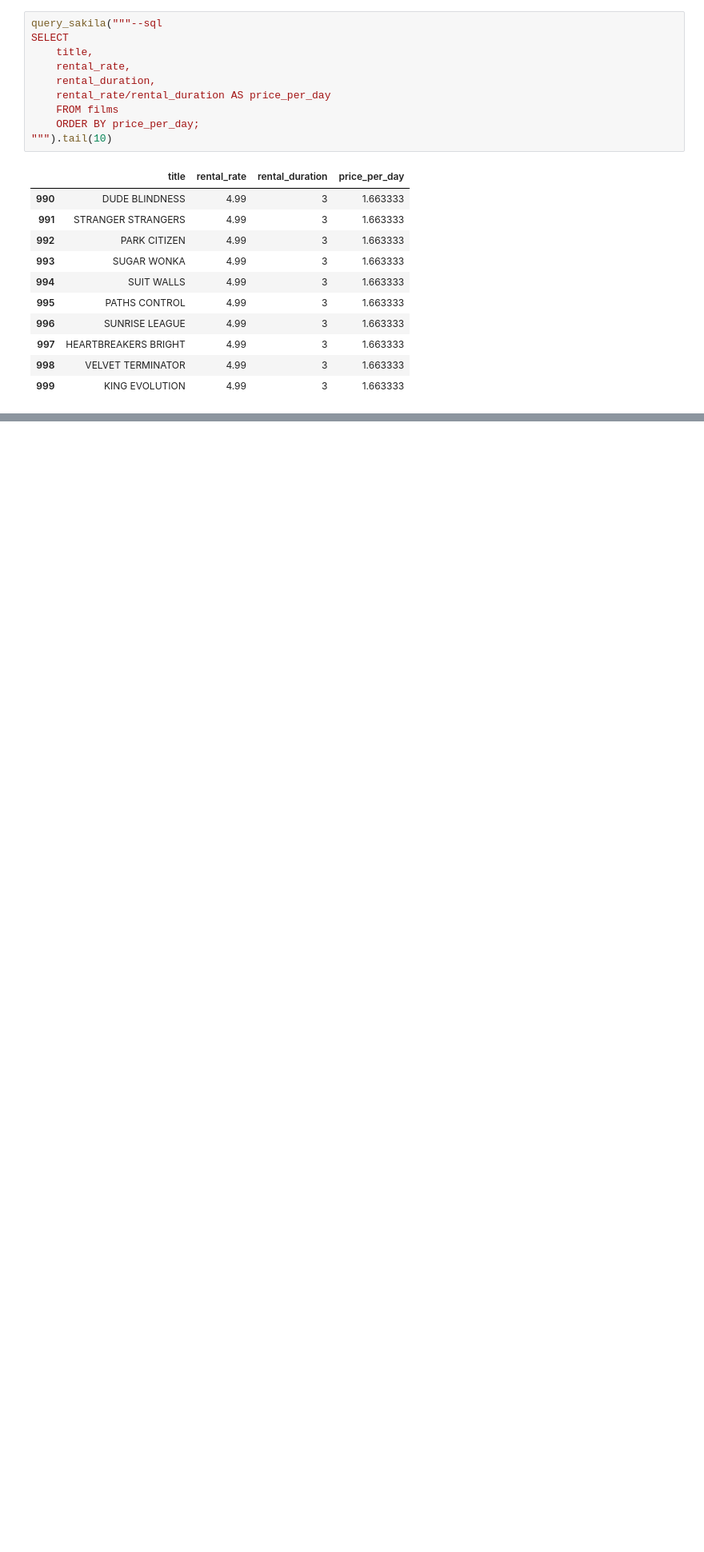
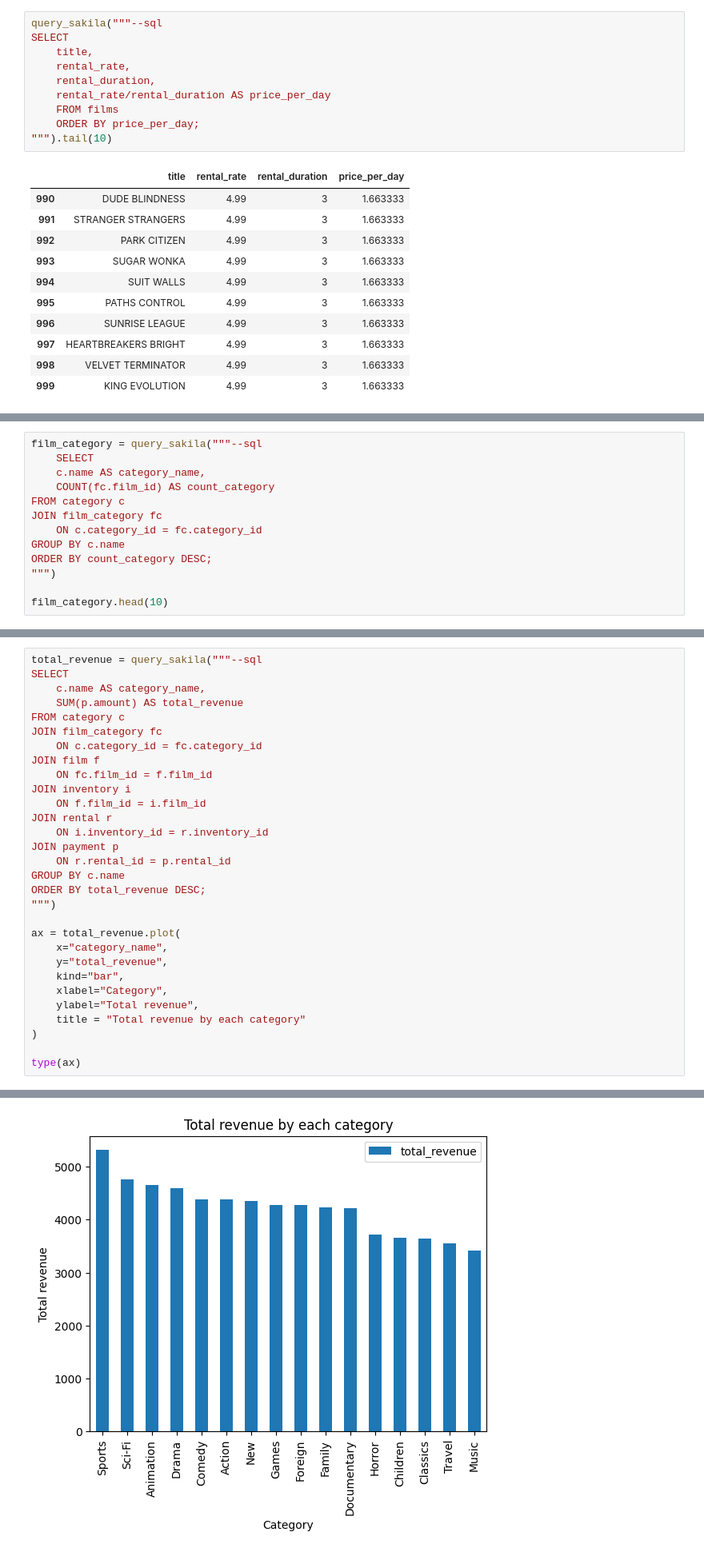
Before and after one commit to norelindkvist-debug/sakila_lab_nore_lindkvist, a Jupyter notebook: main.ipynb, the cells around one changed output, grey strips where cells are left out. Shown at 80% size. Cells and saved outputs as stored; diff of their text form; blank space fills up the shorter version.

```diff
--- a/main.ipynb
+++ b/main.ipynb
@@ -164,0 +157,13 @@ films_joined.head(10)
+# %%
+film_category = query_sakila("""--sql
+    SELECT
+    c.name AS category_name,
+    COUNT(fc.film_id) AS count_category
+FROM category c
+JOIN film_category fc
+    ON c.category_id = fc.category_id
+GROUP BY c.name
+ORDER BY count_category DESC;
+""")
+
+film_category.head(10)
@@ -168,0 +279,31 @@ films_joined.head(10)
+# %%
+total_revenue = query_sakila("""--sql
+SELECT
+    c.name AS category_name,
+    SUM(p.amount) AS total_revenue
+FROM category c
+JOIN film_category fc
+    ON c.category_id = fc.category_id
+JOIN film f
+    ON fc.film_id = f.film_id
+JOIN inventory i
+    ON f.film_id = i.film_id
+JOIN rental r
+    ON i.inventory_id = r.inventory_id
+JOIN payment p
+    ON r.rental_id = p.rental_id
+GROUP BY c.name
+ORDER BY total_revenue DESC;
+""")
+
+ax = total_revenue.plot(
+    x="category_name",
+    y="total_revenue",
+    kind="bar",
+    xlabel="Category",
+    ylabel="Total revenue",
+    title = "Total revenue by each category"
+)
+
+type(ax)
+# %% [output]
@@ -168,0 +311 @@ films_joined.head(10)
+[figure, added]
```
Also changed, not shown: parts of 22 cells of this notebook, 3 other files.
